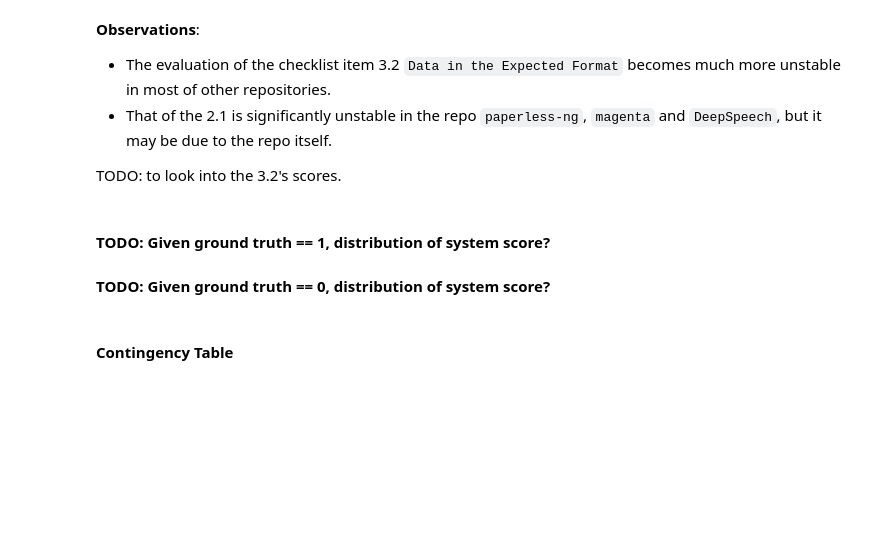
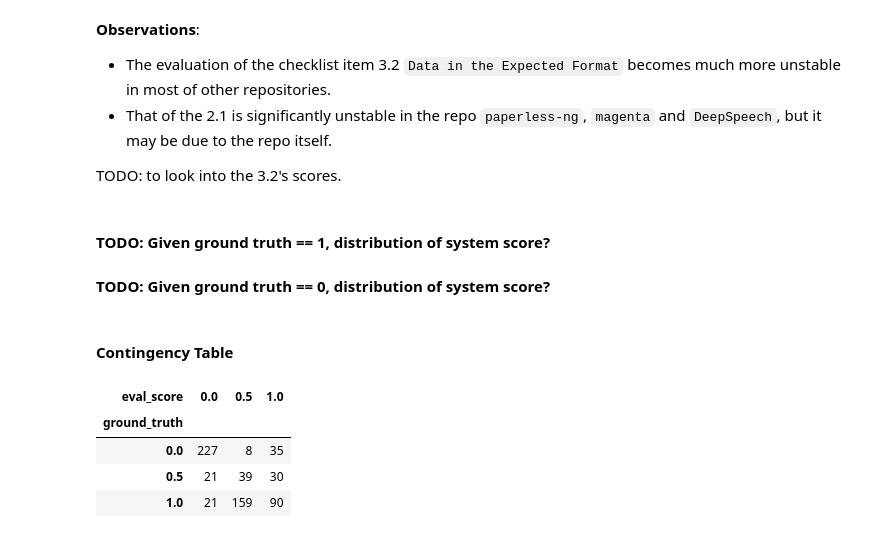
Before and after one commit to UBC-MDS/fixml, a Jupyter notebook: report/02_finding-report.ipynb, the cells around one changed output. Drawn from its saved outputs; the diff is of its cells as text; code cells hidden in the pictures; blank space fills up the shorter version.

```diff
--- a/report/02_finding-report.ipynb
+++ b/report/02_finding-report.ipynb
@@ -497,5 +610,11 @@ def generate_histogram_plot(df_repo_run_long, df_ground_truth=None, repo=None, i
 # %%
 df_repo_run_p = pd.melt(df_repo_run, id_vars=['repo', 'run'], var_name='id', value_name='eval_score')
 df_repo_run_p = pd.merge(df_repo_run_p, ground_truth, how='inner', on=['repo', 'id'])
 df_repo_run_p = df_repo_run_p.rename(columns={'score': 'ground_truth'})
-pd.pivot_table(df_repo_run_p, values='run', index=['repo', 'ground_truth'], columns=['eval_score'], aggfunc='count', fill_value=0)
+pd.pivot_table(df_repo_run_p, values='run', index=['ground_truth'], columns=['eval_score'], aggfunc='count', fill_value=0)
+# %% [output]
+| eval_score | 0.0 | 0.5 | 1.0 |
+| ground_truth |  |  |  |
+| 0.0 | 227 | 8 | 35 |
+| 0.5 | 21 | 39 | 30 |
+| 1.0 | 21 | 159 | 90 |
```
Also changed, not shown: parts of 21 cells of this notebook.
